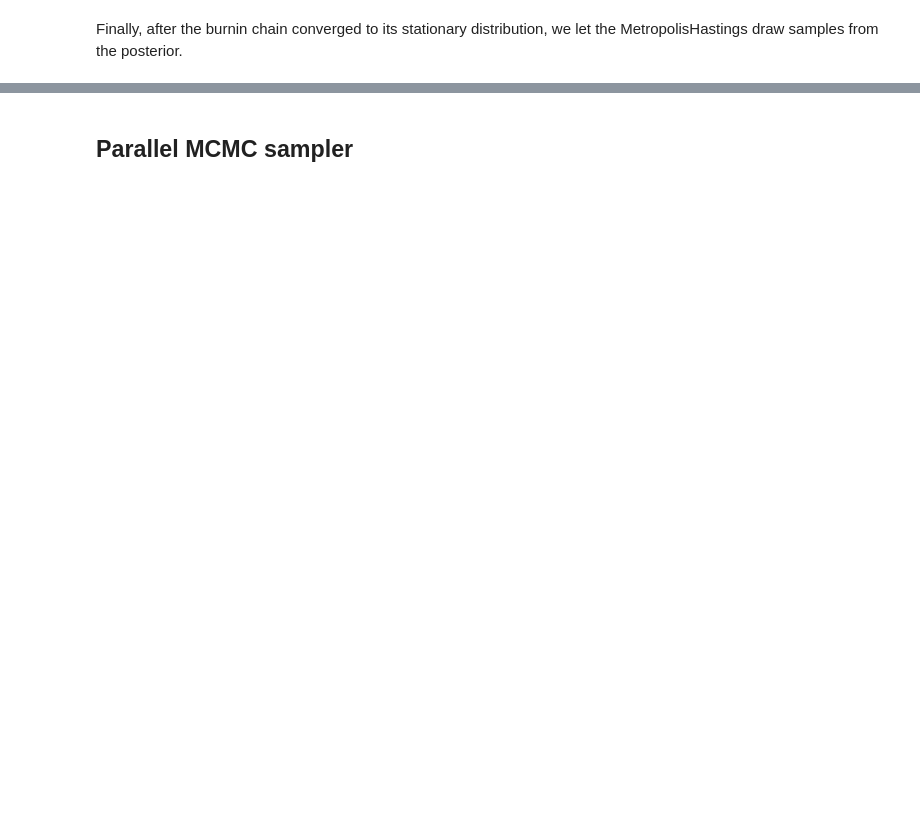
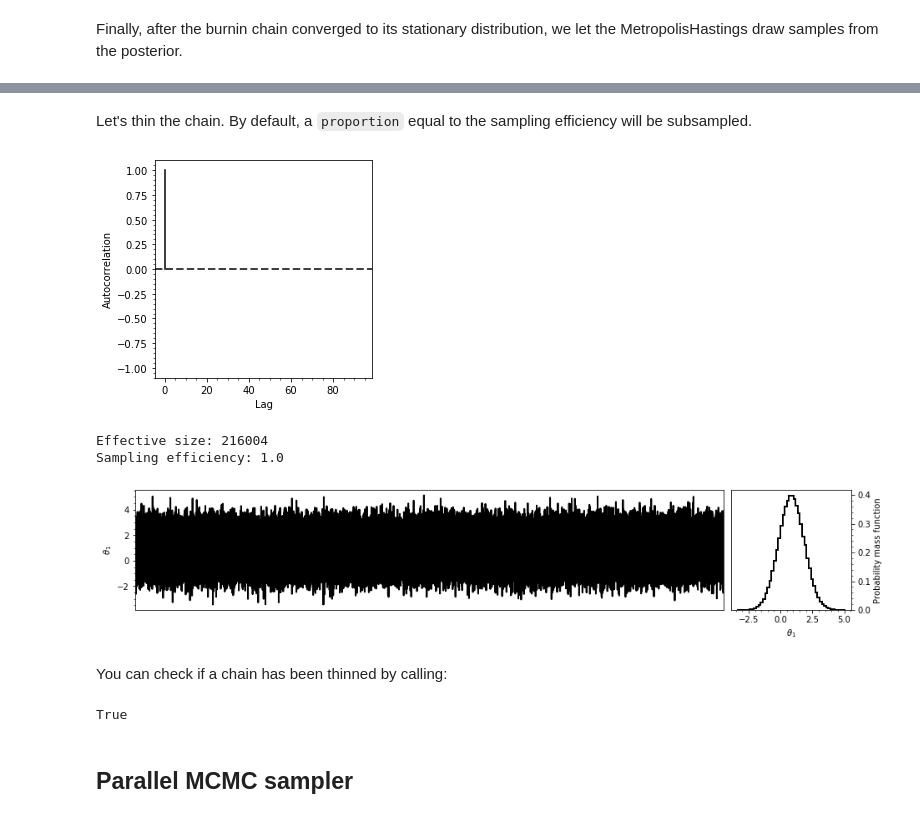
Before and after one commit to montefiore-institute/hypothesis, a Jupyter notebook: examples/markov-chain-monte-carlo/metropolis_hastings.ipynb, the cells around one changed output, grey strips where cells are left out. Cells and saved outputs as stored; diff of their text form; code cells hidden in the pictures; blank space fills up the shorter version.

```diff
--- a/examples/markov-chain-monte-carlo/metropolis_hastings.ipynb
+++ b/examples/markov-chain-monte-carlo/metropolis_hastings.ipynb
@@ -65,3 +75,26 @@ plt.show()
+# %% [markdown]
+Let's thin the chain. By default, a `proportion` equal to the sampling efficiency will be subsampled.
+# %%
+thinned_chain = chain.thin(proportion=chain.efficiency()) # Default behaviour, chain.thin() is equivalent.
+figure = plot_autocorrelation(thinned_chain)
+plt.show()
+
+print("Effective size:", thinned_chain.effective_size())
+print("Sampling efficiency:", thinned_chain.efficiency())
+
+figure = plot_trace(thinned_chain)
+plt.show()
+# %% [output]
+[figure, added]
+Effective size: 216004
+Sampling efficiency: 1.0
+[figure, added]
+# %% [markdown]
+You can check if a chain has been thinned by calling:
+# %%
+thinned_chain.is_thinned()
+# %% [output]
+True
 # %% [markdown]
 ## Parallel MCMC sampler
 # %%
```
Also changed, not shown: parts of 7 cells of this notebook, 1 other file.
